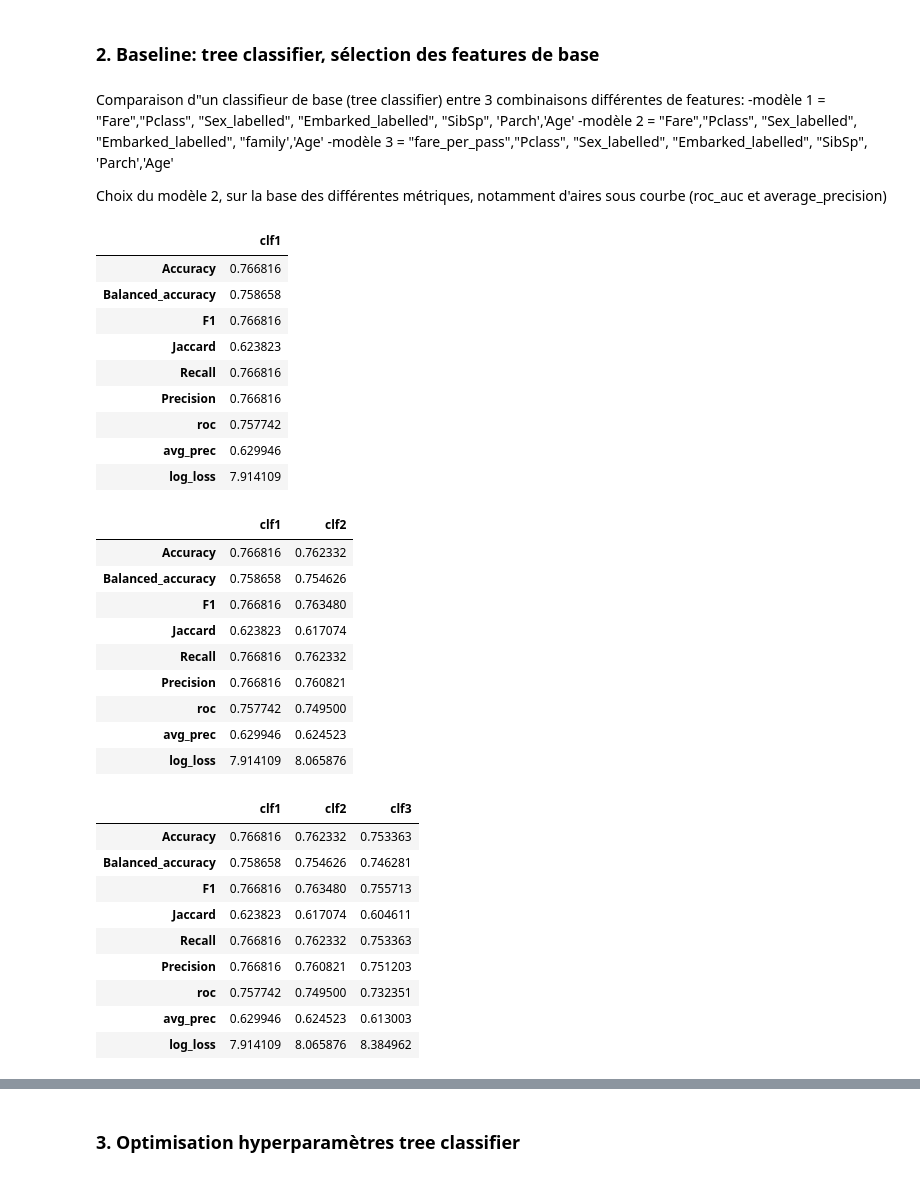
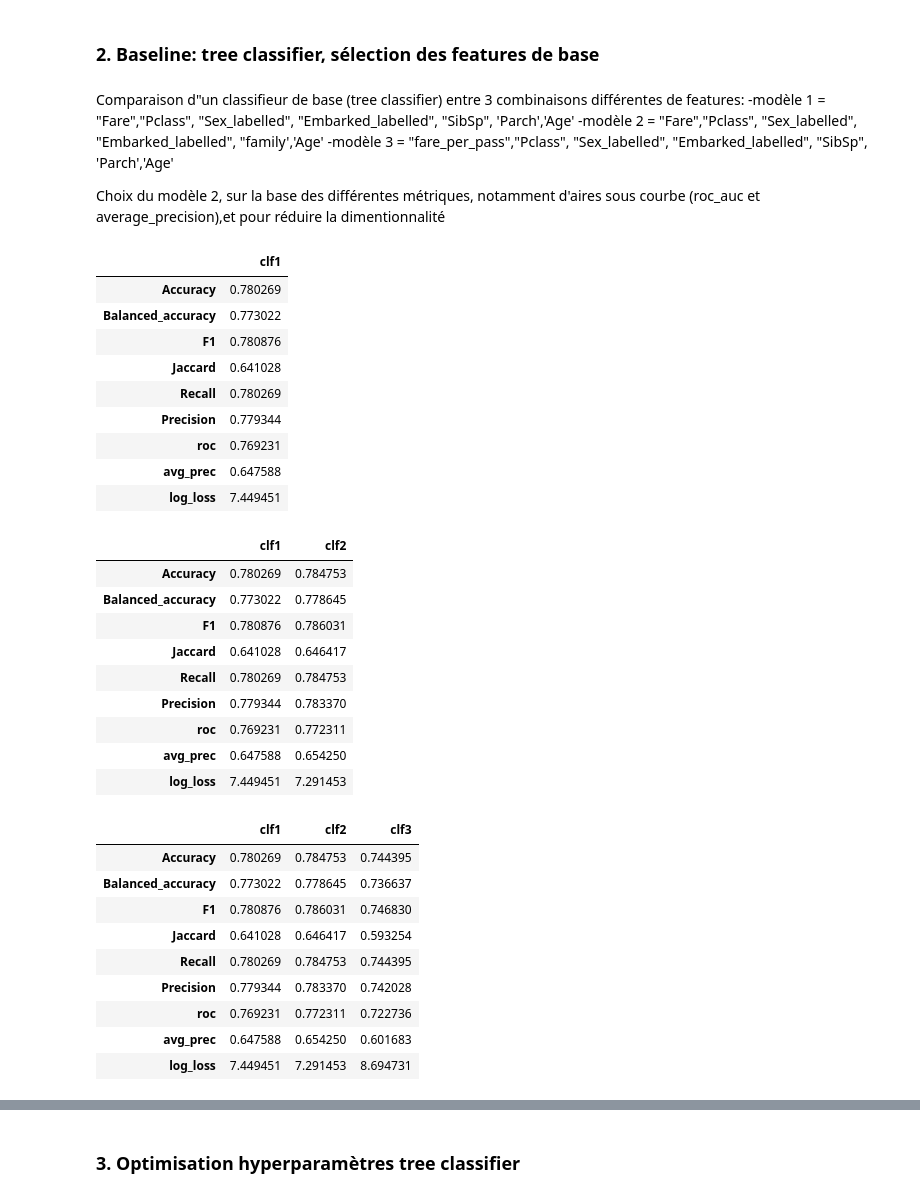
Before and after one commit to hcorbel/titanic_kaggle, a Jupyter notebook: corbel-survival-titanic.ipynb, the cells around one changed output, grey strips where cells are left out. Cells and saved outputs as stored; diff of their text form; code cells hidden in the pictures.

```diff
--- a/corbel-survival-titanic.ipynb
+++ b/corbel-survival-titanic.ipynb
@@ -298,7 +298,7 @@ Comparaison d"un classifieur de base (tree classifier) entre 3 combinaisons diff
 -modèle 2 = "Fare","Pclass", "Sex_labelled", "Embarked_labelled", "family','Age'
 -modèle 3 = "fare_per_pass","Pclass", "Sex_labelled", "Embarked_labelled", "SibSp", 'Parch','Age'
 
-Choix du modèle 2, sur la base des différentes métriques, notamment d'aires sous courbe (roc_auc et average_precision)
+Choix du modèle 2, sur la base des différentes métriques, notamment d'aires sous courbe (roc_auc et average_precision),et pour réduire la dimentionnalité
 # %%
 def metrics_score(model, df, y_true, y_pred, y_score):
     if(df is not None):
@@ -333,37 +333,37 @@ def metrics_score(model, df, y_true, y_pred, y_score):
     temp_df[model] = scores
     return temp_df
 # %%
-X = train_data[["Fare","Pclass", "Sex_labelled", "Embarked_labelled", "SibSp", 'Parch','Age']]
-y = train_data['Survived']
+X1 = train_data[["Fare","Pclass", "Sex_labelled", "Embarked_labelled", "SibSp", 'Parch','Age']]
+y1 = train_data['Survived']
 
 
 from sklearn.model_selection import train_test_split
-X_train, X_test, y_train, y_test = train_test_split(X, y, test_size = 0.25, random_state = 0)
+X_train1, X_test1, y_train1, y_test1 = train_test_split(X1, y1, test_size = 0.25, random_state = 0)
 
 clfbase=tree.DecisionTreeClassifier()
 
 
-clf1=clfbase.fit(X_train, y_train)
+clf1=clfbase.fit(X_train1, y_train1)
 
-y_pred_clf1= clf1.predict(X_test)
-y_score_clf1 = clf1.predict_proba(X_test)[:,1]
+y_pred_clf1= clf1.predict(X_test1)
+y_score_clf1 = clf1.predict_proba(X_test1)[:,1]
 
 df_metrics_compare = metrics_score("clf1", df=None,
-                                   y_true=y_test,
+                                   y_true=y_test1,
                                    y_pred=y_pred_clf1,
                                    y_score=y_score_clf1)
 df_metrics_compare
 # %% [output]
 |  | clf1 |
-| Accuracy | 0.766816 |
-| Balanced_accuracy | 0.758658 |
-| F1 | 0.766816 |
-| Jaccard | 0.623823 |
-| Recall | 0.766816 |
-| Precision | 0.766816 |
-| roc | 0.757742 |
-| avg_prec | 0.629946 |
-| log_loss | 7.914109 |
+| Accuracy | 0.780269 |
+| Balanced_accuracy | 0.773022 |
+| F1 | 0.780876 |
+| Jaccard | 0.641028 |
+| Recall | 0.780269 |
+| Precision | 0.779344 |
+| roc | 0.769231 |
+| avg_prec | 0.647588 |
+| log_loss | 7.449451 |
 # %%
 X = train_data[["Fare","Pclass", "Sex_labelled", "Embarked_labelled", "family",'Age']]
 y = train_data['Survived']
@@ -387,15 +387,15 @@ df_metrics_compare = metrics_score("clf2", df=df_metrics_compare,
 df_metrics_compare
 # %% [output]
 |  | clf1 | clf2 |
-| Accuracy | 0.766816 | 0.762332 |
-| Balanced_accuracy | 0.758658 | 0.754626 |
-| F1 | 0.766816 | 0.763480 |
-| Jaccard | 0.623823 | 0.617074 |
-| Recall | 0.766816 | 0.762332 |
-| Precision | 0.766816 | 0.760821 |
-| roc | 0.757742 | 0.749500 |
-| avg_prec | 0.629946 | 0.624523 |
-| log_loss | 7.914109 | 8.065876 |
+| Accuracy | 0.780269 | 0.784753 |
+| Balanced_accuracy | 0.773022 | 0.778645 |
+| F1 | 0.780876 | 0.786031 |
+| Jaccard | 0.641028 | 0.646417 |
+| Recall | 0.780269 | 0.784753 |
+| Precision | 0.779344 | 0.783370 |
+| roc | 0.769231 | 0.772311 |
+| avg_prec | 0.647588 | 0.654250 |
+| log_loss | 7.449451 | 7.291453 |
 # %%
 X = train_data[["fare_per_pass","Pclass", "Sex_labelled", "Embarked_labelled", "SibSp", 'Parch','Age']]
 y = train_data['Survived']
@@ -419,15 +419,15 @@ df_metrics_compare = metrics_score("clf3", df=df_metrics_compare,
 df_metrics_compare
 # %% [output]
 |  | clf1 | clf2 | clf3 |
-| Accuracy | 0.766816 | 0.762332 | 0.753363 |
-| Balanced_accuracy | 0.758658 | 0.754626 | 0.746281 |
-| F1 | 0.766816 | 0.763480 | 0.755713 |
-| Jaccard | 0.623823 | 0.617074 | 0.604611 |
-| Recall | 0.766816 | 0.762332 | 0.753363 |
-| Precision | 0.766816 | 0.760821 | 0.751203 |
-| roc | 0.757742 | 0.749500 | 0.732351 |
-| avg_prec | 0.629946 | 0.624523 | 0.613003 |
-| log_loss | 7.914109 | 8.065876 | 8.384962 |
+| Accuracy | 0.780269 | 0.784753 | 0.744395 |
+| Balanced_accuracy | 0.773022 | 0.778645 | 0.736637 |
+| F1 | 0.780876 | 0.786031 | 0.746830 |
+| Jaccard | 0.641028 | 0.646417 | 0.593254 |
+| Recall | 0.780269 | 0.784753 | 0.744395 |
+| Precision | 0.779344 | 0.783370 | 0.742028 |
+| roc | 0.769231 | 0.772311 | 0.722736 |
+| avg_prec | 0.647588 | 0.654250 | 0.601683 |
+| log_loss | 7.449451 | 7.291453 | 8.694731 |
 # %%
 class_names = clf2.classes_
 feature_names = X_train2.columns
```
Also changed, not shown: parts of 17 cells of this notebook.
